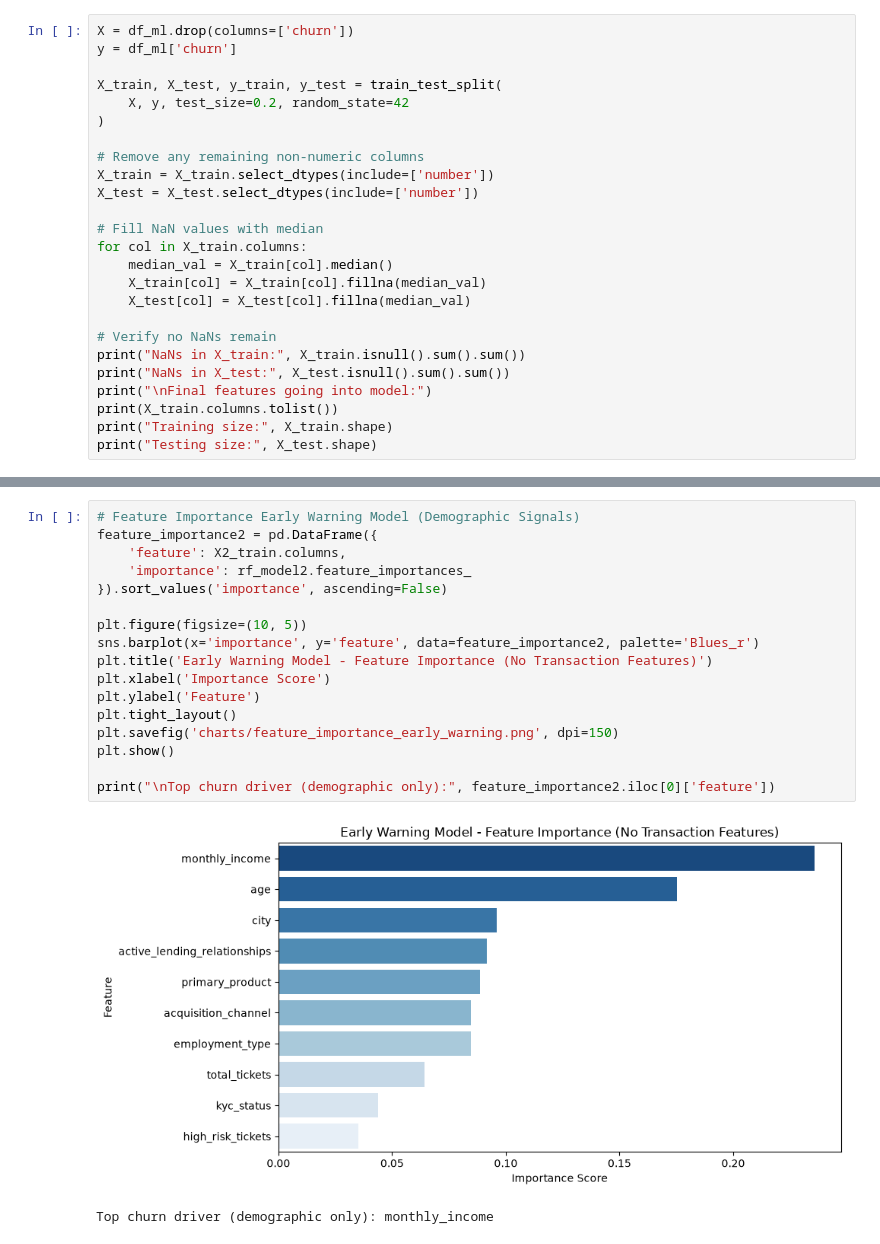
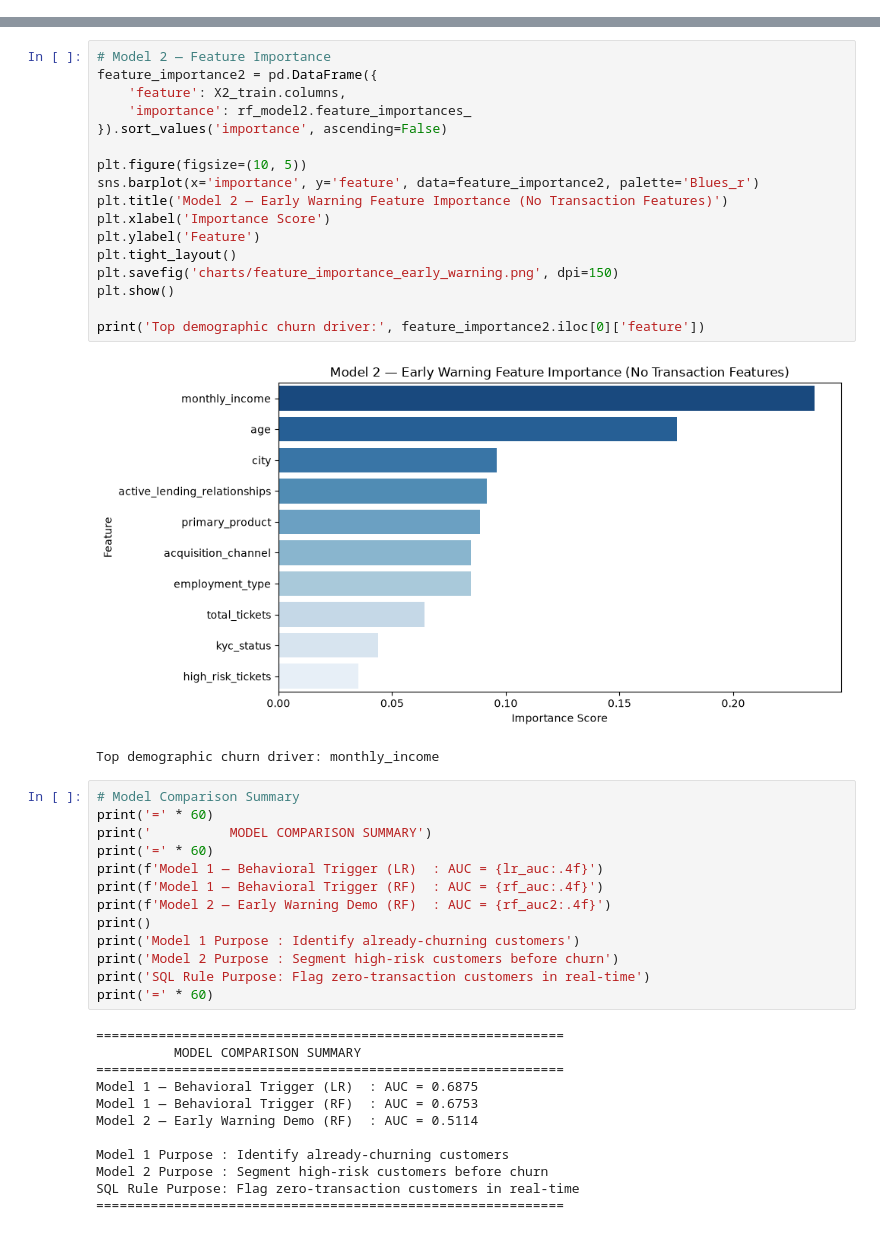
Before and after one commit to insightzbyhussain/NeoTrust-Bank-Customer-Churn-Prediction, a Jupyter notebook: 03_ml_model.ipynb, the cells around one changed output, grey strips where cells are left out. Saved outputs shown, nothing was run; the diff lists cells and outputs as text.

```diff
--- a/03_ml_model.ipynb
+++ b/03_ml_model.ipynb
@@ -42,25 +82,0 @@ Model 1 Features (Behavioral Trigger):
-# %%
-X = df_ml.drop(columns=['churn'])
-y = df_ml['churn']
-
-X_train, X_test, y_train, y_test = train_test_split(
-    X, y, test_size=0.2, random_state=42
-)
-
-# Remove any remaining non-numeric columns
-X_train = X_train.select_dtypes(include=['number'])
-X_test = X_test.select_dtypes(include=['number'])
-
-# Fill NaN values with median
-for col in X_train.columns:
-    median_val = X_train[col].median()
-    X_train[col] = X_train[col].fillna(median_val)
-    X_test[col] = X_test[col].fillna(median_val)
-
-# Verify no NaNs remain
-print("NaNs in X_train:", X_train.isnull().sum().sum())
-print("NaNs in X_test:", X_test.isnull().sum().sum())
-print("\nFinal features going into model:")
-print(X_train.columns.tolist())
-print("Training size:", X_train.shape)
-print("Testing size:", X_test.shape)
@@ -251,20 +214,45 @@ cannot predict behavioral churn — validating the two-model approach
 # %%
-# Feature Importance Early Warning Model (Demographic Signals)
+# Model 2 — Feature Importance
 feature_importance2 = pd.DataFrame({
     'feature': X2_train.columns,
     'importance': rf_model2.feature_importances_
 }).sort_values('importance', ascending=False)
 
 plt.figure(figsize=(10, 5))
 sns.barplot(x='importance', y='feature', data=feature_importance2, palette='Blues_r')
-plt.title('Early Warning Model - Feature Importance (No Transaction Features)')
+plt.title('Model 2 — Early Warning Feature Importance (No Transaction Features)')
 plt.xlabel('Importance Score')
 plt.ylabel('Feature')
 plt.tight_layout()
 plt.savefig('charts/feature_importance_early_warning.png', dpi=150)
 plt.show()
 
-print("\nTop churn driver (demographic only):", feature_importance2.iloc[0]['feature'])
+print('Top demographic churn driver:', feature_importance2.iloc[0]['feature'])
 # %% [output]
-[figure, old version]
+[figure, new version]
-Top churn driver (demographic only): monthly_income
+Top demographic churn driver: monthly_income
+# %%
+# Model Comparison Summary
+print('=' * 60)
+print('          MODEL COMPARISON SUMMARY')
+print('=' * 60)
+print(f'Model 1 — Behavioral Trigger (LR)  : AUC = {lr_auc:.4f}')
+print(f'Model 1 — Behavioral Trigger (RF)  : AUC = {rf_auc:.4f}')
+print(f'Model 2 — Early Warning Demo (RF)  : AUC = {rf_auc2:.4f}')
+print()
+print('Model 1 Purpose : Identify already-churning customers')
+print('Model 2 Purpose : Segment high-risk customers before churn')
+print('SQL Rule Purpose: Flag zero-transaction customers in real-time')
+print('=' * 60)
+# %% [output]
+============================================================
+          MODEL COMPARISON SUMMARY
+============================================================
+Model 1 — Behavioral Trigger (LR)  : AUC = 0.6875
+Model 1 — Behavioral Trigger (RF)  : AUC = 0.6753
+Model 2 — Early Warning Demo (RF)  : AUC = 0.5114
+
+Model 1 Purpose : Identify already-churning customers
+Model 2 Purpose : Segment high-risk customers before churn
+SQL Rule Purpose: Flag zero-transaction customers in real-time
+============================================================
```
Also changed, not shown: parts of 13 cells of this notebook, 3 other files.
